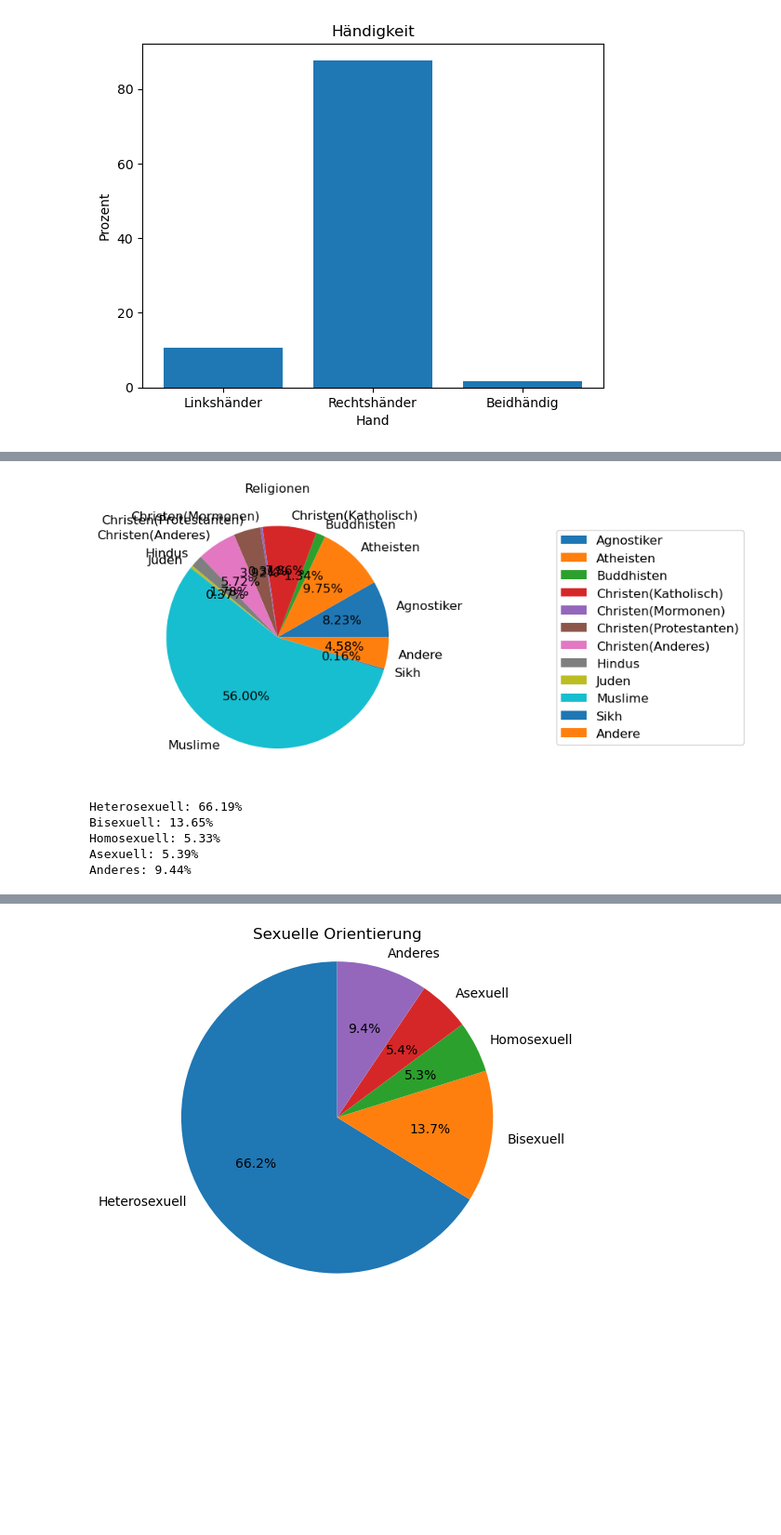
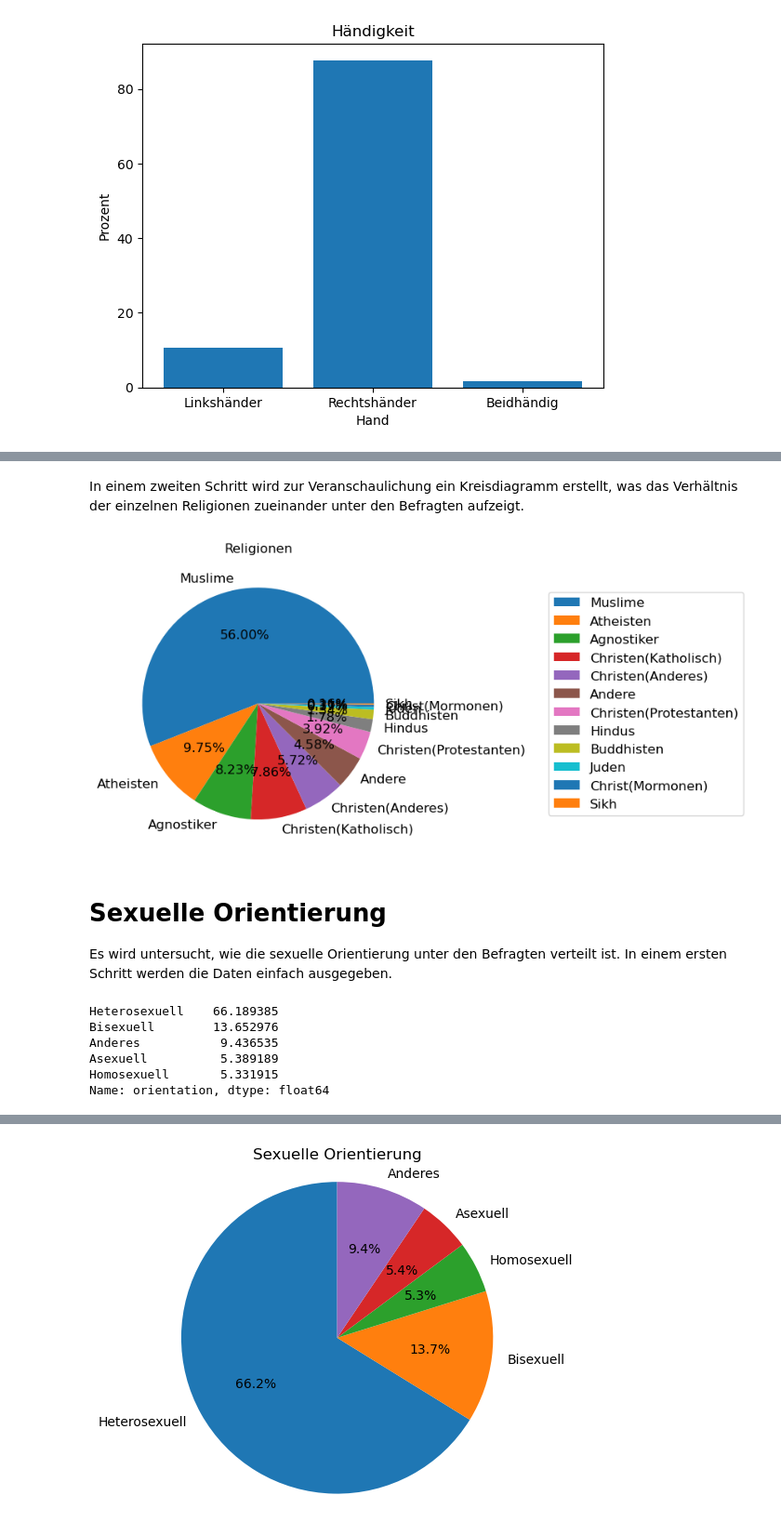
Before and after one commit to wi21b030/Mental-Health, a Jupyter notebook: Mental-Health.ipynb, the cells around one changed output, grey strips where cells are left out. Shown at 93% size. Drawn from its saved outputs; the diff is of its cells as text; code cells hidden in the pictures; blank space fills up the shorter version.

Commit message:
Update Demografische Daten

```diff
--- a/Mental-Health.ipynb
+++ b/Mental-Health.ipynb
@@ -258,0 +276,6 @@ Andere: 4.58%
+# %%
+religions = data['religion'].map({1:'Agnostiker',2:'Atheisten', 3:'Buddhisten', 4:'Christen(Katholisch)',
+            5:'Christ(Mormonen)',6: 'Christen(Protestanten)', 7:'Christen(Anderes)', 8:'Hindus',9: 'Juden', 10:'Muslime', 11:'Sikh',12: 'Andere'})
+
+rel_percent=religions.value_counts(normalize=True)*100
+print(rel_percent)
@@ -259,25 +296,24 @@ Andere: 4.58%
+# %% [markdown]
+In einem zweiten Schritt wird zur Veranschaulichung ein Kreisdiagramm erstellt, was das Verhältnis der einzelnen Religionen zueinander unter den Befragten aufzeigt.
 # %%
-df = pd.DataFrame.from_dict(percentages, orient='index', columns=['Percentage'])
-plt.pie(df['Percentage'], labels=df.index, autopct='%1.2f%%', textprops={'fontsize': 12})
+plt.pie(rel_percent, labels=rel_percent.index, autopct='%1.2f%%', textprops={'fontsize': 12})
 plt.legend(bbox_to_anchor=(2.2,0.5), loc="center right", fontsize=12)
 plt.title('Religionen')
 plt.show()
 # %% [output]
-[figure, old version]
+[figure, new version]
-# %%
-orientations = {'Heterosexuell': 1, 'Bisexuell': 2, 'Homosexuell': 3, 'Asexuell': 4, 'Anderes': 5}
-
-counts = {orientation: collection.count_documents({'orientation': orientation_code}) for orientation, orientation_code in orientations.items()}
-
-total = sum(counts.values())
-
-percentages = {orientation: count / total * 100 for orientation, count in counts.items()}
-
-for orientation, percent in percentages.items():
-    print("{}: {:.2f}%".format(orientation, percent))
-# %% [output]
-Heterosexuell: 66.19%
-Bisexuell: 13.65%
-Homosexuell: 5.33%
-Asexuell: 5.39%
-Anderes: 9.44%
+# %% [markdown]
+# Sexuelle Orientierung
+Es wird untersucht, wie die sexuelle Orientierung unter den Befragten verteilt ist. In einem ersten Schritt werden die Daten einfach ausgegeben.
+# %%
+orientations = data['orientation'].map({1:'Heterosexuell', 2:'Bisexuell',3: 'Homosexuell',4: 'Asexuell',5: 'Anderes'})
+orientations_percent=orientations.value_counts(normalize=True)*100
+
+print(orientations_percent)
+# %% [output]
+Heterosexuell    66.189385
+Bisexuell        13.652976
+Anderes           9.436535
+Asexuell          5.389189
+Homosexuell       5.331915
+Name: orientation, dtype: float64
```
Also changed, not shown: parts of 26 cells of this notebook.
